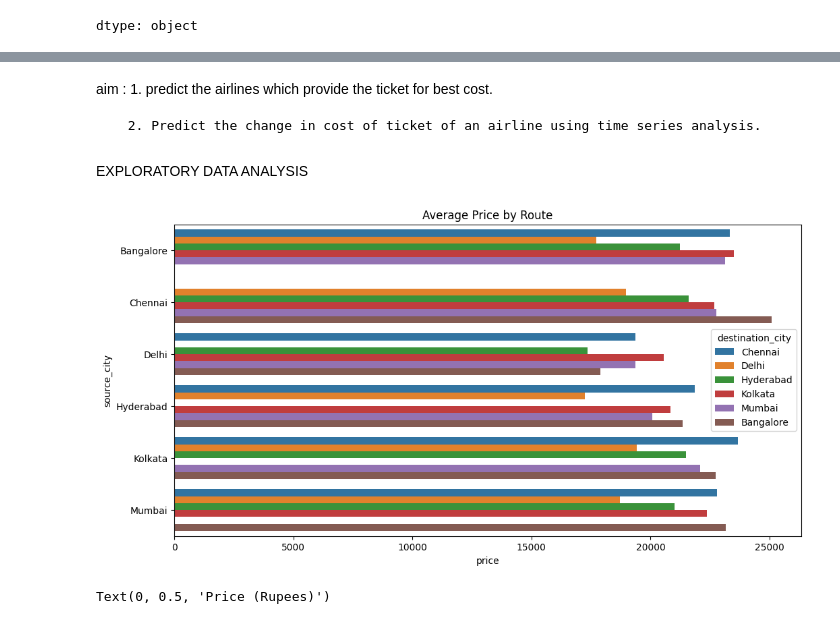
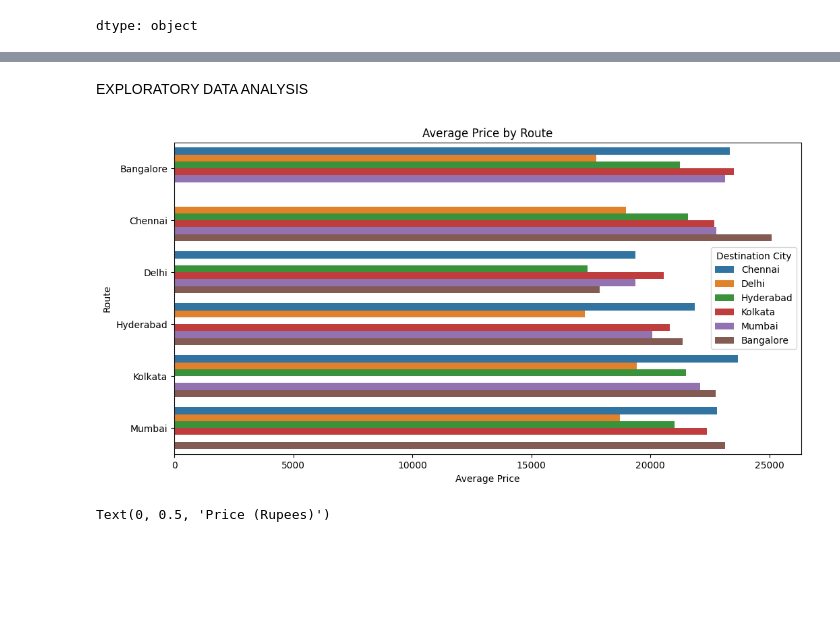
Before and after one commit to mohan0907-lab/project, a Jupyter notebook: Data_Science_Project.ipynb, the cells around one changed output, grey strips where cells are left out. Saved outputs shown, nothing was run; the diff lists cells and outputs as text; code cells hidden in the pictures; blank space fills up the shorter version.

```diff
--- a/Data_Science_Project.ipynb
+++ b/Data_Science_Project.ipynb
@@ -162,18 +163,17 @@ df.head()
-# %% [markdown]
-aim : 1. predict the airlines which provide the ticket for best cost.
-
-
-      2. Predict the change in cost of ticket of an airline using time series analysis.
 # %% [markdown]
 EXPLORATORY DATA ANALYSIS
 # %%
+#Bar plot for Average price by Route
 plt.figure(figsize=(12,6))
 route_prices = df.groupby(['source_city','destination_city'])['price'].mean().reset_index()
 sns.barplot(x='price', y='source_city', hue='destination_city', data=route_prices)
 plt.title("Average Price by Route")
+plt.xlabel("Average Price")
+plt.ylabel("Route")
+plt.legend(title='Destination City')
 plt.show()
 # %% [output]
-[figure, old version]
+[figure, new version]
 # %%
 
 plt.figure(figsize=(12,6))
```
Also changed, not shown: parts of 12 cells of this notebook.
